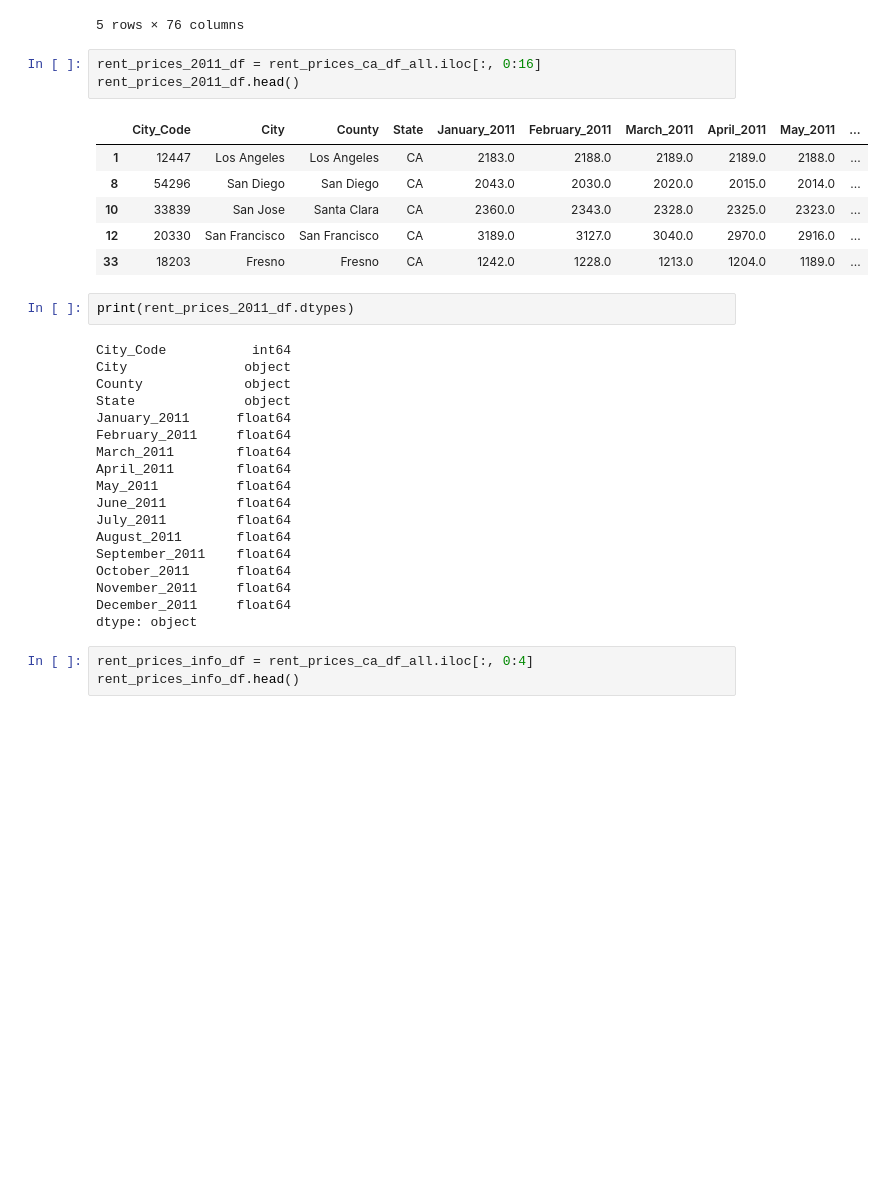
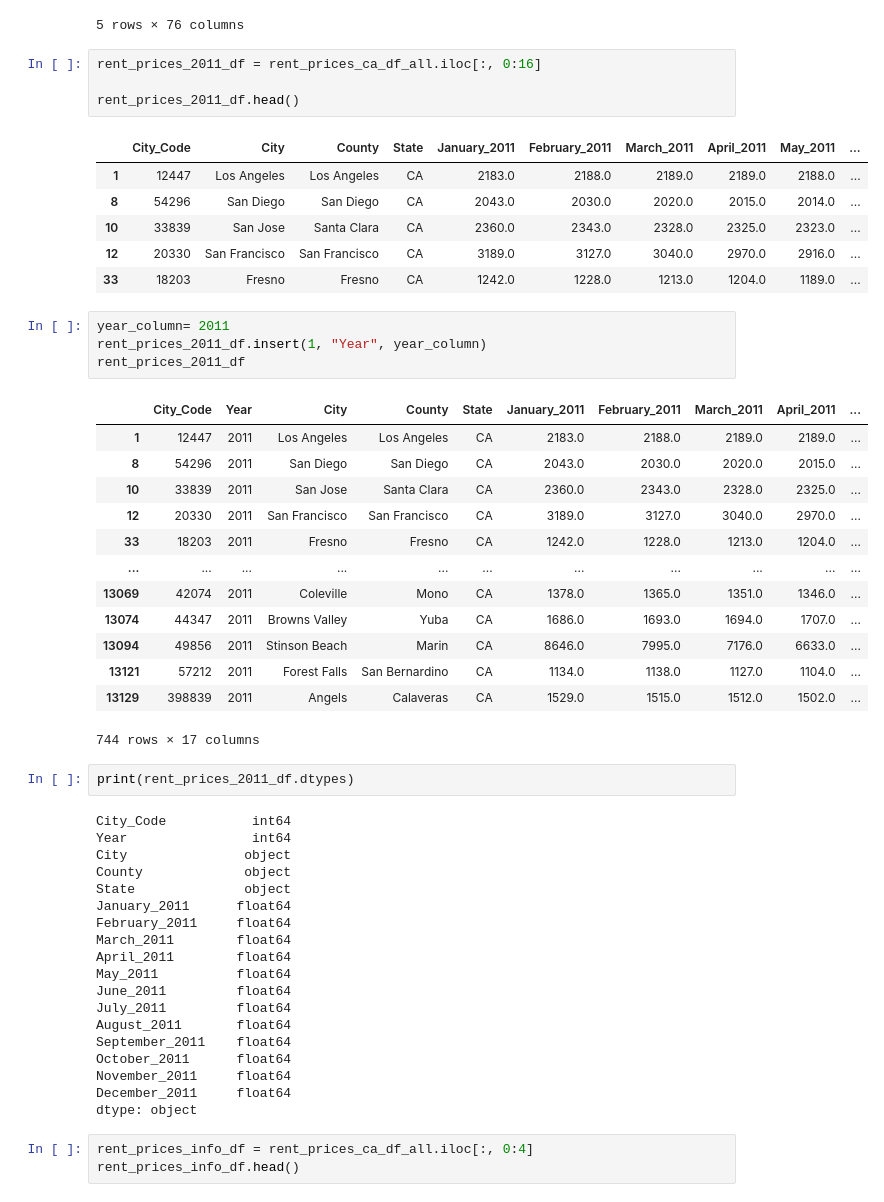
Before and after one commit to cassfolk/UCI-Project-2, a Jupyter notebook: Cleanup.ipynb, the cells around one changed output. Drawn from its saved outputs; the diff is of its cells as text; blank space fills up the shorter version.

```diff
--- a/Cleanup.ipynb
+++ b/Cleanup.ipynb
@@ -105,6 +105,7 @@ rent_prices_ca_df_all.head()
 5 rows × 76 columns
 # %%
 rent_prices_2011_df = rent_prices_ca_df_all.iloc[:, 0:16]
+
 rent_prices_2011_df.head()
 # %% [output]
 |  | City_Code | City | County | State | January_2011 | February_2011 | March_2011 | April_2011 | May_2011 | ... |
@@ -113,10 +114,29 @@ rent_prices_2011_df.head()
 | 10 | 33839 | San Jose | Santa Clara | CA | 2360.0 | 2343.0 | 2328.0 | 2325.0 | 2323.0 | ... |
 | 12 | 20330 | San Francisco | San Francisco | CA | 3189.0 | 3127.0 | 3040.0 | 2970.0 | 2916.0 | ... |
 | 33 | 18203 | Fresno | Fresno | CA | 1242.0 | 1228.0 | 1213.0 | 1204.0 | 1189.0 | ... |
+# %%
+year_column= 2011
+rent_prices_2011_df.insert(1, "Year", year_column)
+rent_prices_2011_df
+# %% [output]
+|  | City_Code | Year | City | County | State | January_2011 | February_2011 | March_2011 | April_2011 | ... |
+| 1 | 12447 | 2011 | Los Angeles | Los Angeles | CA | 2183.0 | 2188.0 | 2189.0 | 2189.0 | ... |
+| 8 | 54296 | 2011 | San Diego | San Diego | CA | 2043.0 | 2030.0 | 2020.0 | 2015.0 | ... |
+| 10 | 33839 | 2011 | San Jose | Santa Clara | CA | 2360.0 | 2343.0 | 2328.0 | 2325.0 | ... |
+| 12 | 20330 | 2011 | San Francisco | San Francisco | CA | 3189.0 | 3127.0 | 3040.0 | 2970.0 | ... |
+| 33 | 18203 | 2011 | Fresno | Fresno | CA | 1242.0 | 1228.0 | 1213.0 | 1204.0 | ... |
+| ... | ... | ... | ... | ... | ... | ... | ... | ... | ... | ... |
+| 13069 | 42074 | 2011 | Coleville | Mono | CA | 1378.0 | 1365.0 | 1351.0 | 1346.0 | ... |
+| 13074 | 44347 | 2011 | Browns Valley | Yuba | CA | 1686.0 | 1693.0 | 1694.0 | 1707.0 | ... |
+| 13094 | 49856 | 2011 | Stinson Beach | Marin | CA | 8646.0 | 7995.0 | 7176.0 | 6633.0 | ... |
+| 13121 | 57212 | 2011 | Forest Falls | San Bernardino | CA | 1134.0 | 1138.0 | 1127.0 | 1104.0 | ... |
+| 13129 | 398839 | 2011 | Angels | Calaveras | CA | 1529.0 | 1515.0 | 1512.0 | 1502.0 | ... |
+744 rows × 17 columns
 # %%
 print(rent_prices_2011_df.dtypes)
 # %% [output]
 City_Code           int64
+Year                int64
 City               object
 County             object
 State              object
```
Also changed, not shown: parts of 9 cells of this notebook, 2 other files.
